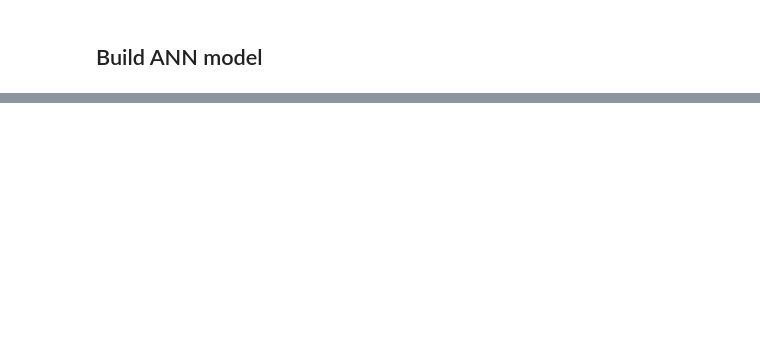
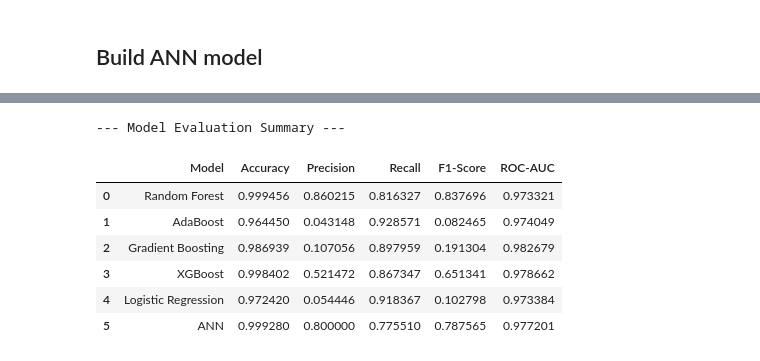
Before and after one commit to OMCHOKSI108/FraudDetection, a Jupyter notebook: CreditCardFraudDetection_ML.ipynb, the cells around one changed output, grey strips where cells are left out. Cells and saved outputs as stored; diff of their text form; code cells hidden in the pictures; blank space fills up the shorter version.

```diff
--- a/CreditCardFraudDetection_ML.ipynb
+++ b/CreditCardFraudDetection_ML.ipynb
@@ -491,26 +444,26 @@ tune_pipe = ImbPipeline([
 # %%
 
-grid = GridSearchCV(tune_pipe, param_grid, scoring='roc_auc', cv=3, n_jobs=-1, verbose=1)
-grid.fit(X_train, y_train)
-print(f'Best params: {grid.best_params_}')
-print(f'Best ROC-AUC: {grid.best_score_:.4f}')
+# grid = GridSearchCV(tune_pipe, param_grid, scoring='roc_auc', cv=3, n_jobs=-1, verbose=1)
+# grid.fit(X_train, y_train)
+# print(f'Best params: {grid.best_params_}')
+# print(f'Best ROC-AUC: {grid.best_score_:.4f}')
 
-# Evaluate tuned model
-y_pred_tuned = grid.predict(X_test)
-y_proba_tuned = grid.predict_proba(X_test)[:, 1] if hasattr(grid.best_estimator_.named_steps['clf'], 'predict_proba') else None
-from sklearn.metrics import accuracy_score, precision_score, recall_score, f1_score, roc_auc_score, classification_report
-print('\n=== Tuned Model Evaluation ===')
-print(f'Accuracy: {accuracy_score(y_test, y_pred_tuned):.4f}')
-print(f'Precision: {precision_score(y_test, y_pred_tuned):.4f}')
-print(f'Recall: {recall_score(y_test, y_pred_tuned):.4f}')
-print(f'F1-Score: {f1_score(y_test, y_pred_tuned):.4f}')
-if y_proba_tuned is not None:
-    print(f'ROC-AUC: {roc_auc_score(y_test, y_proba_tuned):.4f}')
-print('Classification Report:')
-print(classification_report(y_test, y_pred_tuned))
+# # Evaluate tuned model
+# y_pred_tuned = grid.predict(X_test)
+# y_proba_tuned = grid.predict_proba(X_test)[:, 1] if hasattr(grid.best_estimator_.named_steps['clf'], 'predict_proba') else None
+# from sklearn.metrics import accuracy_score, precision_score, recall_score, f1_score, roc_auc_score, classification_report
+# print('\n=== Tuned Model Evaluation ===')
+# print(f'Accuracy: {accuracy_score(y_test, y_pred_tuned):.4f}')
+# print(f'Precision: {precision_score(y_test, y_pred_tuned):.4f}')
+# print(f'Recall: {recall_score(y_test, y_pred_tuned):.4f}')
+# print(f'F1-Score: {f1_score(y_test, y_pred_tuned):.4f}')
+# if y_proba_tuned is not None:
+#     print(f'ROC-AUC: {roc_auc_score(y_test, y_proba_tuned):.4f}')
+# print('Classification Report:')
+# print(classification_report(y_test, y_pred_tuned))
 
-# Add tuned model to results for comparison
-results.append({'Model': f'Tuned {best_model_name}', 'Accuracy': accuracy_score(y_test, y_pred_tuned), 'Precision': precision_score(y_test, y_pred_tuned), 'Recall': recall_score(y_test, y_pred_tuned), 'F1-Score': f1_score(y_test, y_pred_tuned), 'ROC-AUC': roc_auc_score(y_test, y_proba_tuned) if y_proba_tuned is not None else None})
+# # Add tuned model to results for comparison
+# results.append({'Model': f'Tuned {best_model_name}', 'Accuracy': accuracy_score(y_test, y_pred_tuned), 'Precision': precision_score(y_test, y_pred_tuned), 'Recall': recall_score(y_test, y_pred_tuned), 'F1-Score': f1_score(y_test, y_pred_tuned), 'ROC-AUC': roc_auc_score(y_test, y_proba_tuned) if y_proba_tuned is not None else None})
 # %% [markdown]
 ## Build ANN model
 # %%
@@ -588,3 +581,16 @@ plt.show()
+# %%
+# Display the summary of all model evaluation metrics
+print("\n--- Model Evaluation Summary ---")
+display(results_df)
+# %% [output]
+--- Model Evaluation Summary ---
+|  | Model | Accuracy | Precision | Recall | F1-Score | ROC-AUC |
+| 0 | Random Forest | 0.999456 | 0.860215 | 0.816327 | 0.837696 | 0.973321 |
+| 1 | AdaBoost | 0.964450 | 0.043148 | 0.928571 | 0.082465 | 0.974049 |
+| 2 | Gradient Boosting | 0.986939 | 0.107056 | 0.897959 | 0.191304 | 0.982679 |
+| 3 | XGBoost | 0.998402 | 0.521472 | 0.867347 | 0.651341 | 0.978662 |
+| 4 | Logistic Regression | 0.972420 | 0.054446 | 0.918367 | 0.102798 | 0.973384 |
+| 5 | ANN | 0.999280 | 0.800000 | 0.775510 | 0.787565 | 0.977201 |
 # %%
 # 4. Save best model and scaler
 import joblib
```
Also changed, not shown: parts of 11 cells of this notebook, 1 other file.
